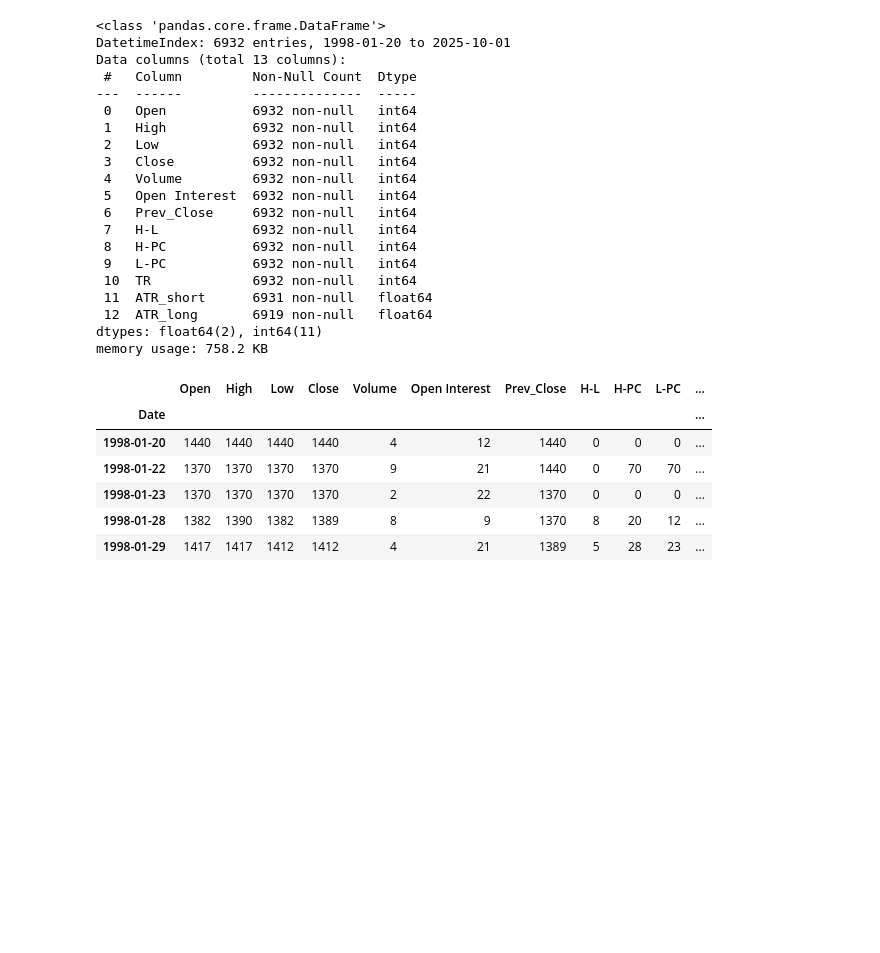
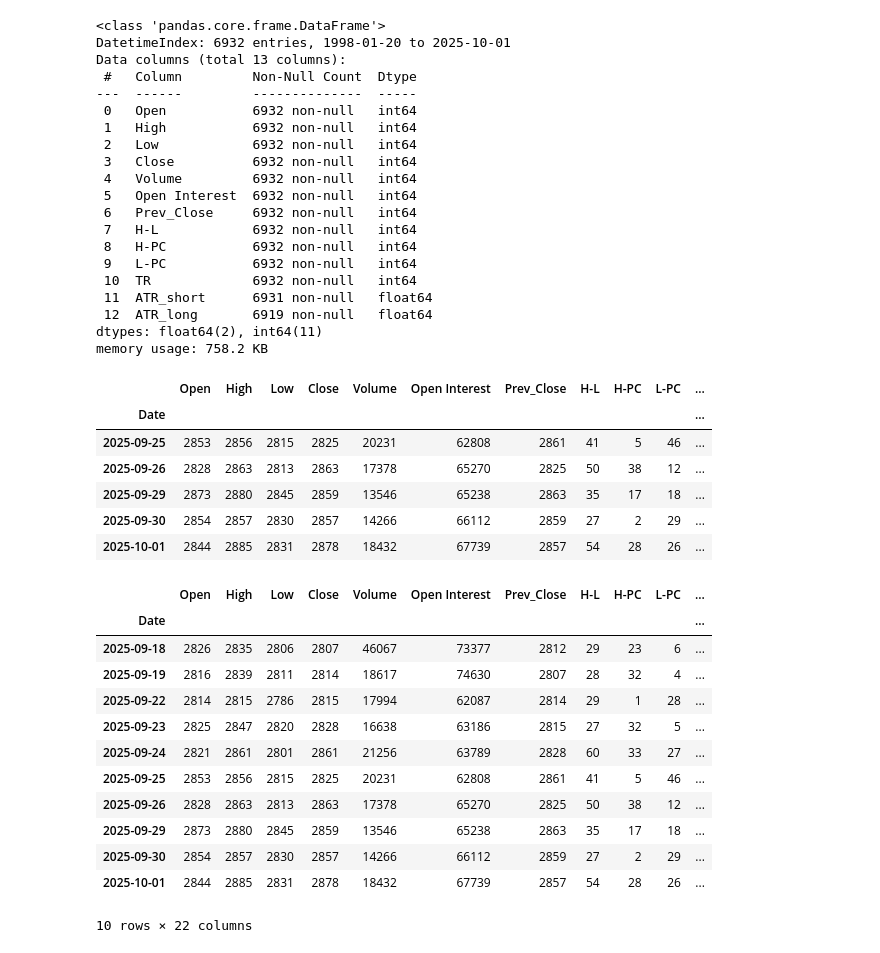
Before and after one commit to mgmytrasiewicz/trading-strategy-simulator, a Jupyter notebook: fw20.ipynb, the cells around one changed output. Cells and saved outputs as stored; diff of their text form; code cells hidden in the pictures; blank space fills up the shorter version.

```diff
--- a/fw20.ipynb
+++ b/fw20.ipynb
@@ -178,10 +207,10 @@ df.loc[df['Short_Entry'], 'Position'] = -1
 # %%
-df.head()
+df.tail()
 # %% [output]
 |  | Open | High | Low | Close | Volume | Open Interest | Prev_Close | H-L | H-PC | L-PC | ... |
 | Date |  |  |  |  |  |  |  |  |  |  | ... |
-| 1998-01-20 | 1440 | 1440 | 1440 | 1440 | 4 | 12 | 1440 | 0 | 0 | 0 | ... |
-| 1998-01-22 | 1370 | 1370 | 1370 | 1370 | 9 | 21 | 1440 | 0 | 70 | 70 | ... |
-| 1998-01-23 | 1370 | 1370 | 1370 | 1370 | 2 | 22 | 1370 | 0 | 0 | 0 | ... |
-| 1998-01-28 | 1382 | 1390 | 1382 | 1389 | 8 | 9 | 1370 | 8 | 20 | 12 | ... |
-| 1998-01-29 | 1417 | 1417 | 1412 | 1412 | 4 | 21 | 1389 | 5 | 28 | 23 | ... |
+| 2025-09-25 | 2853 | 2856 | 2815 | 2825 | 20231 | 62808 | 2861 | 41 | 5 | 46 | ... |
+| 2025-09-26 | 2828 | 2863 | 2813 | 2863 | 17378 | 65270 | 2825 | 50 | 38 | 12 | ... |
+| 2025-09-29 | 2873 | 2880 | 2845 | 2859 | 13546 | 65238 | 2863 | 35 | 17 | 18 | ... |
+| 2025-09-30 | 2854 | 2857 | 2830 | 2857 | 14266 | 66112 | 2859 | 27 | 2 | 29 | ... |
+| 2025-10-01 | 2844 | 2885 | 2831 | 2878 | 18432 | 67739 | 2857 | 54 | 28 | 26 | ... |
@@ -187,0 +244,16 @@ df.head()
+# %%
+df.tail(10)
+# %% [output]
+|  | Open | High | Low | Close | Volume | Open Interest | Prev_Close | H-L | H-PC | L-PC | ... |
+| Date |  |  |  |  |  |  |  |  |  |  | ... |
+| 2025-09-18 | 2826 | 2835 | 2806 | 2807 | 46067 | 73377 | 2812 | 29 | 23 | 6 | ... |
+| 2025-09-19 | 2816 | 2839 | 2811 | 2814 | 18617 | 74630 | 2807 | 28 | 32 | 4 | ... |
+| 2025-09-22 | 2814 | 2815 | 2786 | 2815 | 17994 | 62087 | 2814 | 29 | 1 | 28 | ... |
+| 2025-09-23 | 2825 | 2847 | 2820 | 2828 | 16638 | 63186 | 2815 | 27 | 32 | 5 | ... |
+| 2025-09-24 | 2821 | 2861 | 2801 | 2861 | 21256 | 63789 | 2828 | 60 | 33 | 27 | ... |
+| 2025-09-25 | 2853 | 2856 | 2815 | 2825 | 20231 | 62808 | 2861 | 41 | 5 | 46 | ... |
+| 2025-09-26 | 2828 | 2863 | 2813 | 2863 | 17378 | 65270 | 2825 | 50 | 38 | 12 | ... |
+| 2025-09-29 | 2873 | 2880 | 2845 | 2859 | 13546 | 65238 | 2863 | 35 | 17 | 18 | ... |
+| 2025-09-30 | 2854 | 2857 | 2830 | 2857 | 14266 | 66112 | 2859 | 27 | 2 | 29 | ... |
+| 2025-10-01 | 2844 | 2885 | 2831 | 2878 | 18432 | 67739 | 2857 | 54 | 28 | 26 | ... |
+10 rows × 22 columns
```
Also changed, not shown: parts of 3 cells of this notebook.
